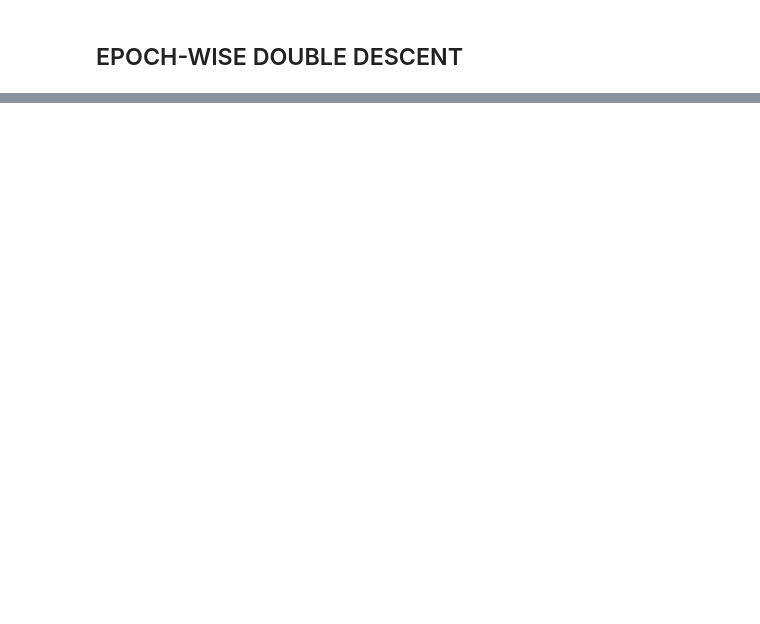
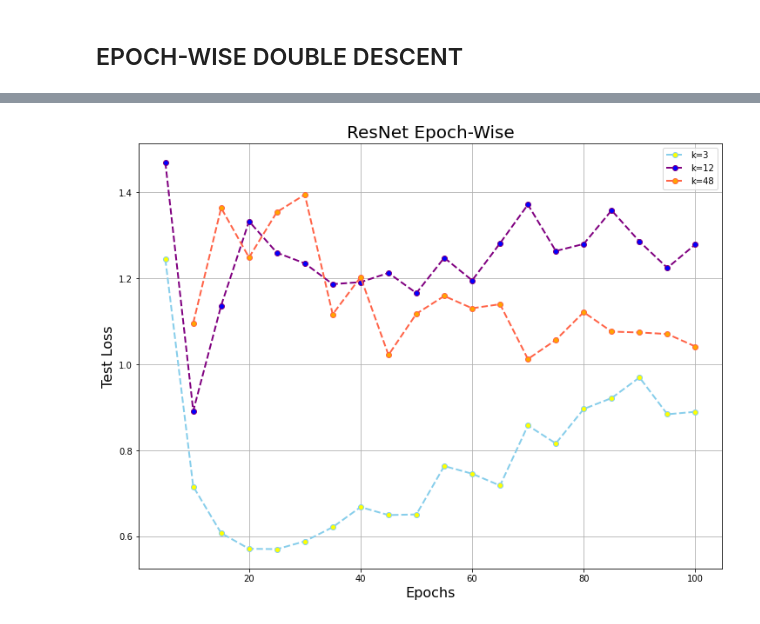
Before and after one commit to JasonTarzan/Deep-Double-Descent-Where-Bigger-Models-and-More-Data-Hurts, a Jupyter notebook: Deep-Double-Descent.ipynb, the cells around one changed output, grey strips where cells are left out. Cells and saved outputs as stored; diff of their text form; code cells hidden in the pictures; blank space fills up the shorter version.

```diff
--- a/Deep-Double-Descent.ipynb
+++ b/Deep-Double-Descent.ipynb
@@ -405,0 +474,25 @@ plt.show()
+# %%
+train_loss = {}
+test_loss = {}
+for k in [3,12,48]:
+    print('Model width parameter k: {}'.format(k))
+    train_loss[k] = {}
+    test_loss[k] = {}
+    for e in tqdm_notebook(range(5,105,5)):
+        error_train = []
+        error_test = []
+        s = '-'
+        for _ in range(3):
+            net = resnet(k)
+            net.compile(loss=losses.CategoricalCrossentropy(), optimizer=optimizers.Adam(0.001),metrics=metrics.categorical_accuracy)
+            history = net.fit(X_train_6k,y_train_noise_6k,batch_size=128,epochs=e,validation_data=(X_test,y_test),verbose=0)
+            error_train.append(history.history['loss'][-1])
+            error_test.append(history.history['val_loss'][-1])
+        train_loss[k][e] = np.mean(error_train)
+        test_loss[k][e] = np.mean(error_test)
+        if e > 5:
+            if list(test_loss[k].values())[-1] >= list(test_loss[k].values())[-2]:
+                s = '+'
+            else:
+                s = '-'
+        print('Epoch: {}, train_loss: {}, test_loss: {} // {}'.format(e,round(train_loss[k][e],4),round(test_loss[k][e],4),s))
@@ -405,0 +560,17 @@ plt.show()
+# %%
+#multiple line plot
+plt.figure(figsize=(12,9))
+plt.plot(list(test_loss[3].keys()),list(test_loss[3].values()),'bx-',marker = '.',linestyle='--',
+         markerfacecolor='yellow', color='skyblue', linewidth=2,markersize=12,label='k=3')
+plt.plot(list(test_loss[12].keys()),list(test_loss[12].values()),'bx-',marker = '.',linestyle='--',
+         markerfacecolor='blue', color='purple', linewidth=2,markersize=12,label='k=12')
+plt.plot(list(test_loss[48].keys())[1:],list(test_loss[48].values())[1:],'bx-',marker = '.',linestyle='--',
+         markerfacecolor='orange', color='tomato', linewidth=2,markersize=12,label='k=48')
+plt.xlabel('Epochs',fontsize=16)
+plt.ylabel('Test Loss',fontsize=16)
+plt.title('ResNet Epoch-Wise',fontsize=20)
+plt.legend()
+plt.grid()
+plt.show()
+# %% [output]
+[figure, added]
```
Also changed, not shown: parts of 22 cells of this notebook.
